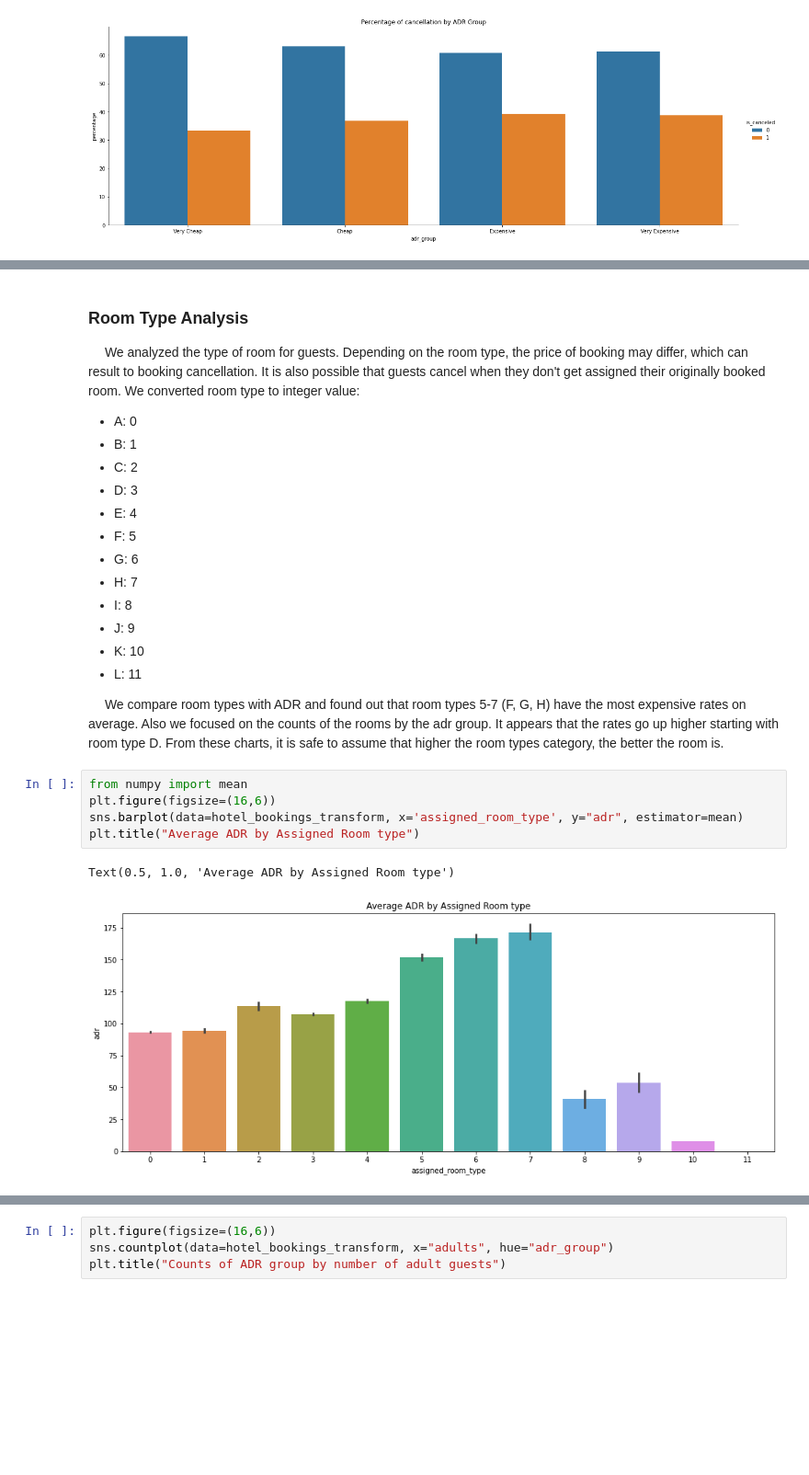
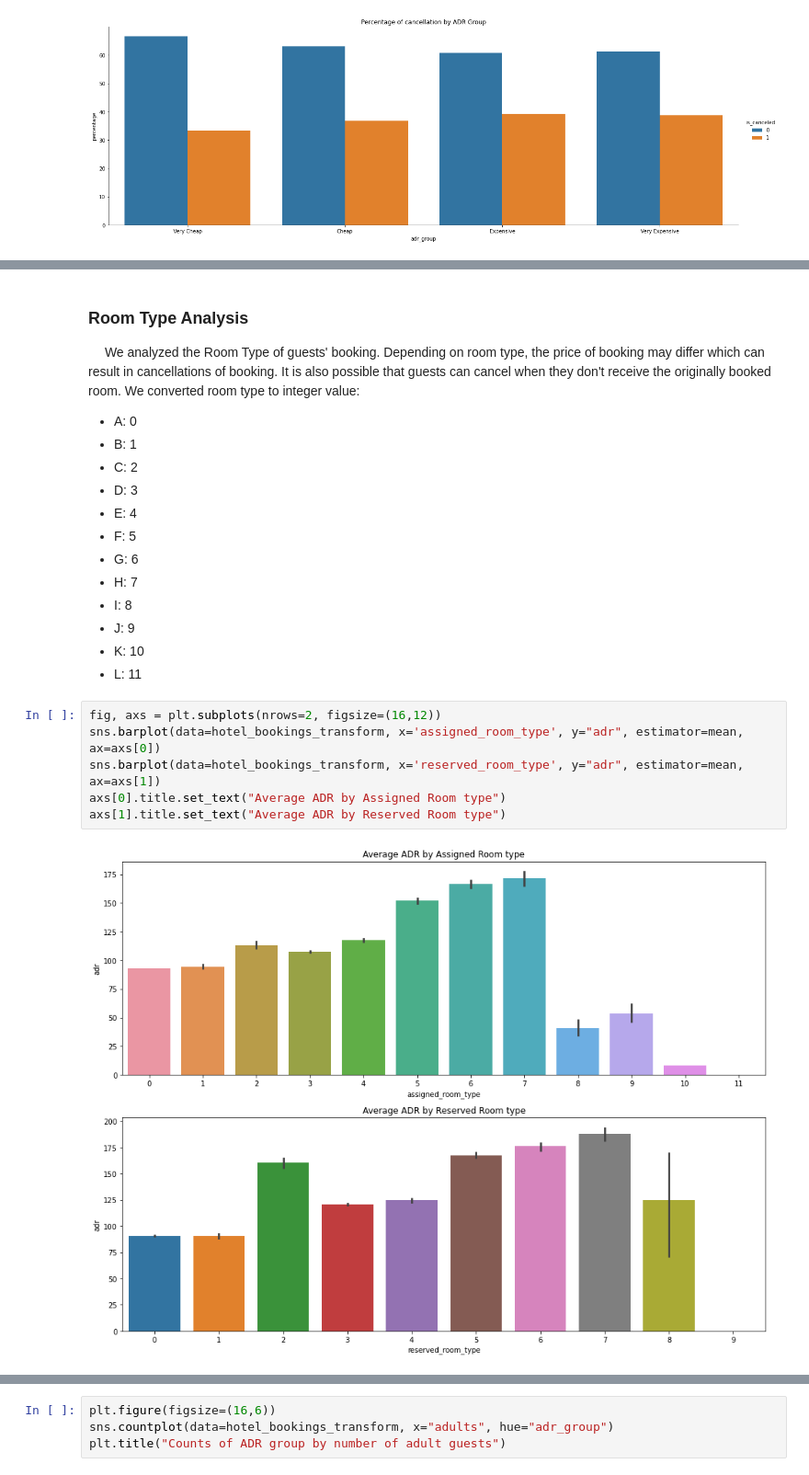
Before and after one commit to olmosjorge28/DS7331_ML1_ASSINGMENTS, a Jupyter notebook: lab1/Lab_1_notebook.ipynb, the cells around one changed output, grey strips where cells are left out. Shown at 92% size. Drawn from its saved outputs; the diff is of its cells as text; blank space fills up the shorter version.

Commit message:
update the visualization description and the joint plots

```diff
--- a/lab1/Lab_1_notebook.ipynb
+++ b/lab1/Lab_1_notebook.ipynb
@@ -819,6 +818,6 @@ Text(0.5, 1.0, 'Percentage of cancellation by ADR Group')
 # %% [markdown]
 ### Room Type Analysis
-&emsp; We analyzed the type of room for guests. Depending on the room type, the price of booking may differ, which can result to booking cancellation. It is also possible that guests cancel when they don't get assigned their originally booked room. We converted room type to integer value:
+&emsp; We analyzed the Room Type of guests' booking. Depending on room type, the price of booking may differ which can result in cancellations of booking. It is also possible that guests can cancel when they don't receive the originally booked room. We converted room type to integer value:
  - A: 0
  - B: 1
  - C: 2
@@ -831,13 +830,11 @@ Text(0.5, 1.0, 'Percentage of cancellation by ADR Group')
  - J: 9
  - K: 10
  - L: 11
-
-&emsp; We compare room types with ADR and found out that room types 5-7 (F, G, H) have the most expensive rates on average. Also we focused on the counts of the rooms by the adr group. It appears that the rates go up higher starting with room type D. From these charts, it is safe to assume that higher the room types category, the better the room is.
 # %%
-from numpy import mean
-plt.figure(figsize=(16,6))
-sns.barplot(data=hotel_bookings_transform, x='assigned_room_type', y="adr", estimator=mean)
-plt.title("Average ADR by Assigned Room type")
+fig, axs = plt.subplots(nrows=2, figsize=(16,12))
+sns.barplot(data=hotel_bookings_transform, x='assigned_room_type', y="adr", estimator=mean, ax=axs[0])
+sns.barplot(data=hotel_bookings_transform, x='reserved_room_type', y="adr", estimator=mean, ax=axs[1])
+axs[0].title.set_text("Average ADR by Assigned Room type")
+axs[1].title.set_text("Average ADR by Reserved Room type")
 # %% [output]
-Text(0.5, 1.0, 'Average ADR by Assigned Room type')
-[figure, old version]
+[figure, new version]
```
Also changed, not shown: parts of 70 cells of this notebook.
